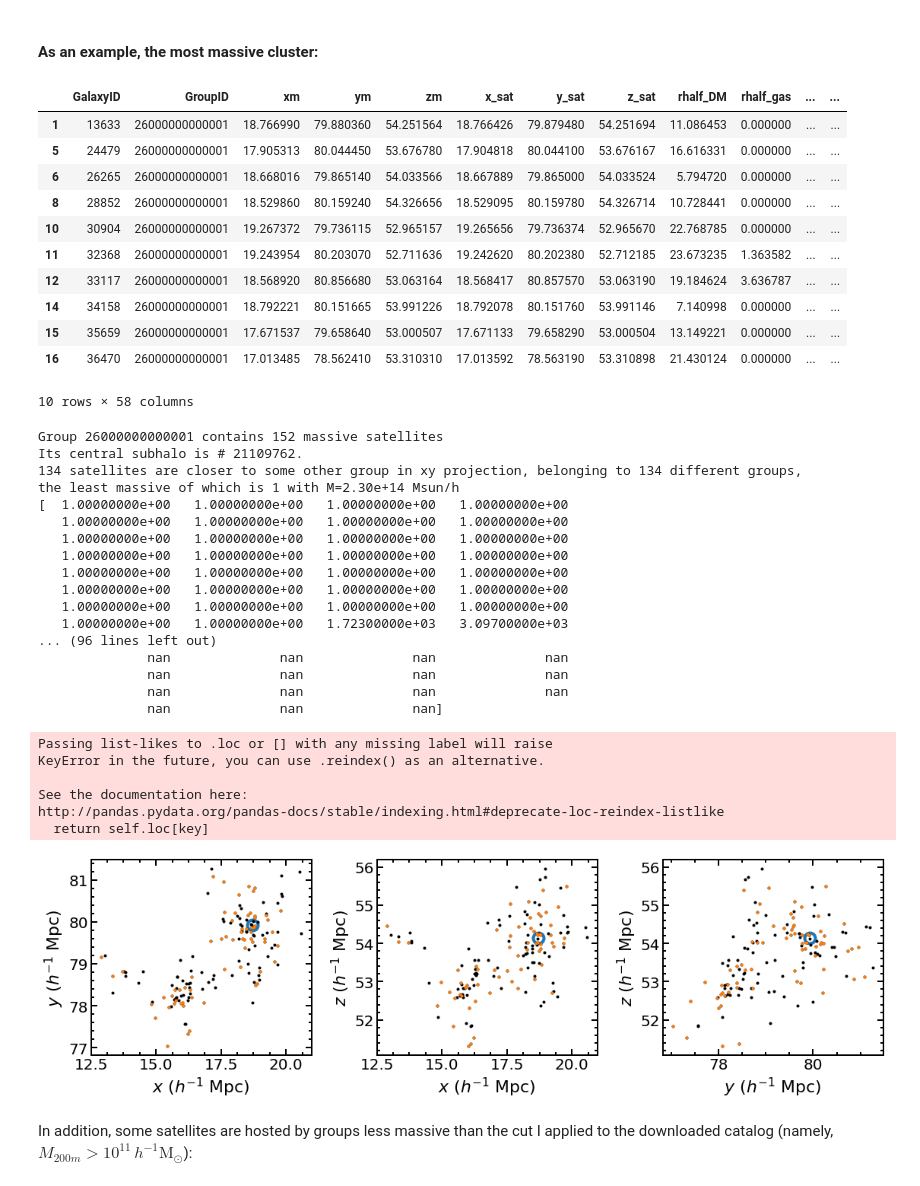
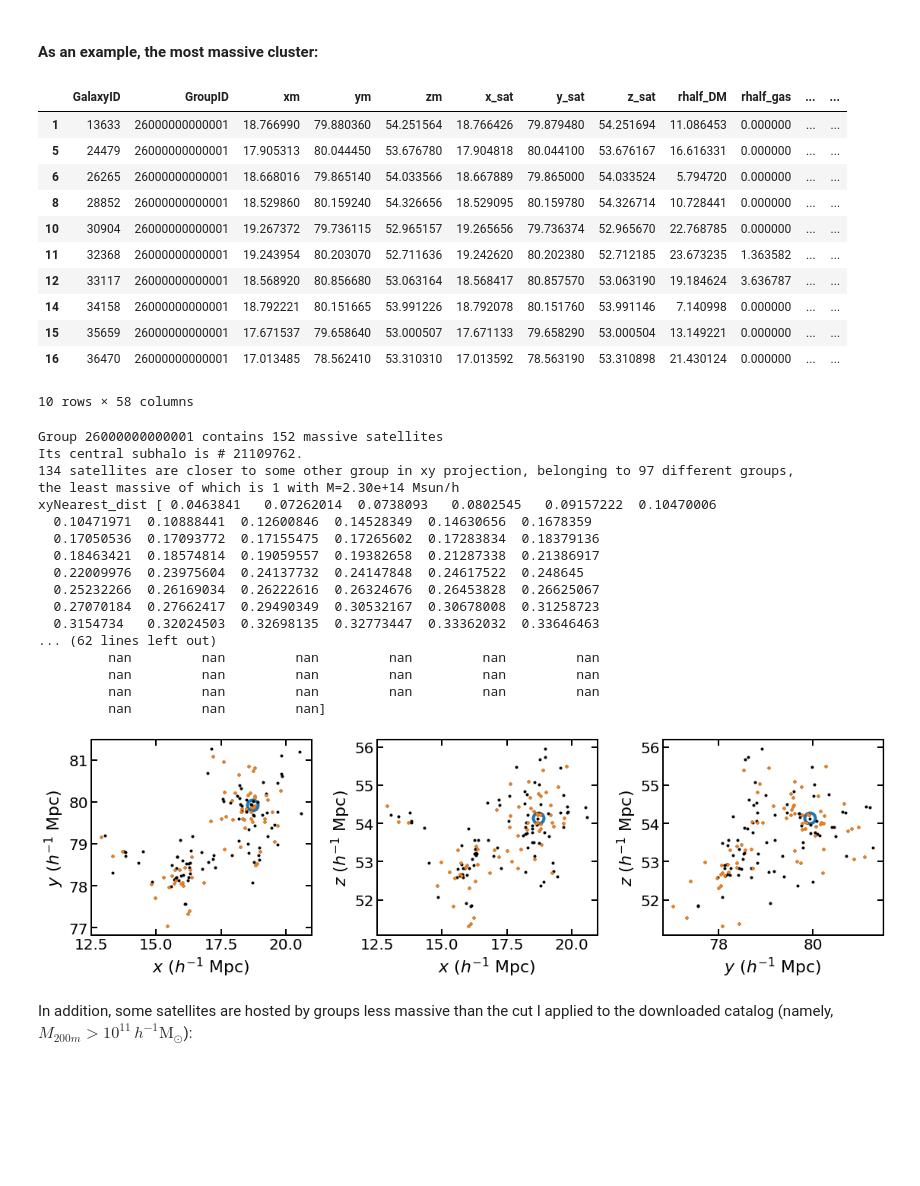
Before and after one commit to cristobal-sifon/eagle-satellites, a Jupyter notebook: notebooks/explore.ipynb, the cells around one changed output. Drawn from its saved outputs; the diff is of its cells as text; code cells hidden in the pictures; blank space fills up the shorter version.

```diff
--- a/notebooks/explore.ipynb
+++ b/notebooks/explore.ipynb
@@ -223,7 +223,7 @@ print('Its central subhalo is # {0}.'.format(example_cent))
 projections = ('xy', 'xz', 'yz')
 for ax, proj in zip(axes, projections):
     ax.plot(group[proj[0]][jgr], group[proj[1]][jgr], 'C0o', mfc='none', mew=4, ms=14)
-    #nearcol = '{0}Nearest_ID'.format(proj)
+    nearcol_id = '{0}Nearest_ID'.format(proj)
     nearcol = '{0}Nearest_dist'.format(proj)
     hostcol = '{0}dist_host'.format(proj)
     ax.plot(sat[proj[0]][j], sat[proj[1]][j], 'k.')
@@ -232,56 +232,50 @@ for ax, proj in zip(axes, projections):
                           in zip(count(), satgr[nearcol][j], satgr[hostcol][j])
                           if (not np.isnan(host) and nearest < host)])
     print('{0} satellites are closer to some other group in {1} projection,'
           ' belonging to {2} different groups,'.format(
-                ambiguous.size, proj, np.unique(satgr[nearcol][j][ambiguous]).size))
+                ambiguous.size, proj, np.unique(satgr[nearcol_id][j][ambiguous]).size))
     print('the least massive of which is {0} with M={1:.2e} Msun/h'.format(
             np.argmin(satgr['M200m'][j][ambiguous]), satgr['M200m'][j][ambiguous].min()))
-    print(np.sort(satgr['Nearest_idx'][j][ambiguous]))
+    print(nearcol, np.sort(satgr[nearcol][j][ambiguous]))
     #print(np.unique(satgr['x_host'][j][ambiguous]))
     ax.plot(sat[proj[0]][j][ambiguous], sat[proj[1]][j][ambiguous], 'C1.')
     # other FoF groups in the vicinity
     close = (np.sum(group))
     ax.set_xlabel('${0}$ ($h^{{-1}}$ Mpc)'.format(proj[0]))
     ax.set_ylabel('${0}$ ($h^{{-1}}$ Mpc)'.format(proj[1]))
 
 fig.tight_layout();
 # %% [output]
 |  | GalaxyID | GroupID | xm | ym | zm | x_sat | y_sat | z_sat | rhalf_DM | rhalf_gas | ... | ... |
 | 1 | 13633 | 26000000000001 | 18.766990 | 79.880360 | 54.251564 | 18.766426 | 79.879480 | 54.251694 | 11.086453 | 0.000000 | ... | ... |
 | 5 | 24479 | 26000000000001 | 17.905313 | 80.044450 | 53.676780 | 17.904818 | 80.044100 | 53.676167 | 16.616331 | 0.000000 | ... | ... |
 | 6 | 26265 | 26000000000001 | 18.668016 | 79.865140 | 54.033566 | 18.667889 | 79.865000 | 54.033524 | 5.794720 | 0.000000 | ... | ... |
 | 8 | 28852 | 26000000000001 | 18.529860 | 80.159240 | 54.326656 | 18.529095 | 80.159780 | 54.326714 | 10.728441 | 0.000000 | ... | ... |
 | 10 | 30904 | 26000000000001 | 19.267372 | 79.736115 | 52.965157 | 19.265656 | 79.736374 | 52.965670 | 22.768785 | 0.000000 | ... | ... |
 | 11 | 32368 | 26000000000001 | 19.243954 | 80.203070 | 52.711636 | 19.242620 | 80.202380 | 52.712185 | 23.673235 | 1.363582 | ... | ... |
 | 12 | 33117 | 26000000000001 | 18.568920 | 80.856680 | 53.063164 | 18.568417 | 80.857570 | 53.063190 | 19.184624 | 3.636787 | ... | ... |
 | 14 | 34158 | 26000000000001 | 18.792221 | 80.151665 | 53.991226 | 18.792078 | 80.151760 | 53.991146 | 7.140998 | 0.000000 | ... | ... |
 | 15 | 35659 | 26000000000001 | 17.671537 | 79.658640 | 53.000507 | 17.671133 | 79.658290 | 53.000504 | 13.149221 | 0.000000 | ... | ... |
 | 16 | 36470 | 26000000000001 | 17.013485 | 78.562410 | 53.310310 | 17.013592 | 78.563190 | 53.310898 | 21.430124 | 0.000000 | ... | ... |
 10 rows × 58 columns
 Group 26000000000001 contains 152 massive satellites
 Its central subhalo is # 21109762.
-134 satellites are closer to some other group in xy projection, belonging to 134 different groups,
+134 satellites are closer to some other group in xy projection, belonging to 97 different groups,
 the least massive of which is 1 with M=2.30e+14 Msun/h
-[  1.00000000e+00   1.00000000e+00   1.00000000e+00   1.00000000e+00
-   1.00000000e+00   1.00000000e+00   1.00000000e+00   1.00000000e+00
-   1.00000000e+00   1.00000000e+00   1.00000000e+00   1.00000000e+00
-   1.00000000e+00   1.00000000e+00   1.00000000e+00   1.00000000e+00
-   1.00000000e+00   1.00000000e+00   1.00000000e+00   1.00000000e+00
-   1.00000000e+00   1.00000000e+00   1.00000000e+00   1.00000000e+00
-   1.00000000e+00   1.00000000e+00   1.00000000e+00   1.00000000e+00
-   1.00000000e+00   1.00000000e+00   1.72300000e+03   3.09700000e+03
-... (96 lines left out)
-              nan              nan              nan              nan
-              nan              nan              nan              nan
-              nan              nan              nan              nan
-              nan              nan              nan]
+xyNearest_dist [ 0.0463841   0.07262014  0.0738093   0.0802545   0.09157222  0.10470006
+  0.10471971  0.10888441  0.12600846  0.14528349  0.14630656  0.1678359
+  0.17050536  0.17093772  0.17155475  0.17265602  0.17283834  0.18379136
+  0.18463421  0.18574814  0.19059557  0.19382658  0.21287338  0.21386917
+  0.22009976  0.23975604  0.24137732  0.24147848  0.24617522  0.248645
+  0.25232266  0.26169034  0.26222616  0.26324676  0.26453828  0.26625067
+  0.27070184  0.27662417  0.29490349  0.30532167  0.30678008  0.31258723
+  0.3154734   0.32024503  0.32698135  0.32773447  0.33362032  0.33646463
+... (62 lines left out)
+         nan         nan         nan         nan         nan         nan
+         nan         nan         nan         nan         nan         nan
+         nan         nan         nan         nan         nan         nan
+         nan         nan         nan]
-Passing list-likes to .loc or [] with any missing label will raise
-KeyError in the future, you can use .reindex() as an alternative.
-
-See the documentation here:
-http://pandas.pydata.org/pandas-docs/stable/indexing.html#deprecate-loc-reindex-listlike
-  return self.loc[key]
-[figure, old version]
+[figure, new version]
 # %% [markdown]
 In addition, some satellites are hosted by groups less massive than the cut I applied to the downloaded catalog
 (namely, $M_{200m}>10^{11}\,h^{-1}\mathrm{M}_\odot$):
```
Also changed, not shown: parts of 9 cells of this notebook, 13 other files.
